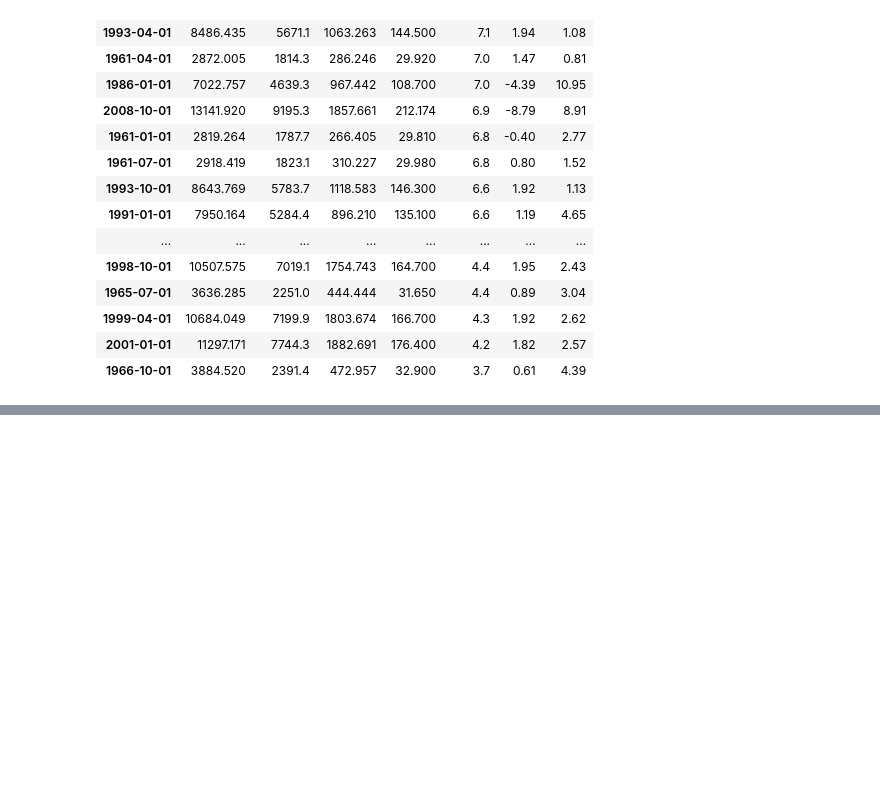
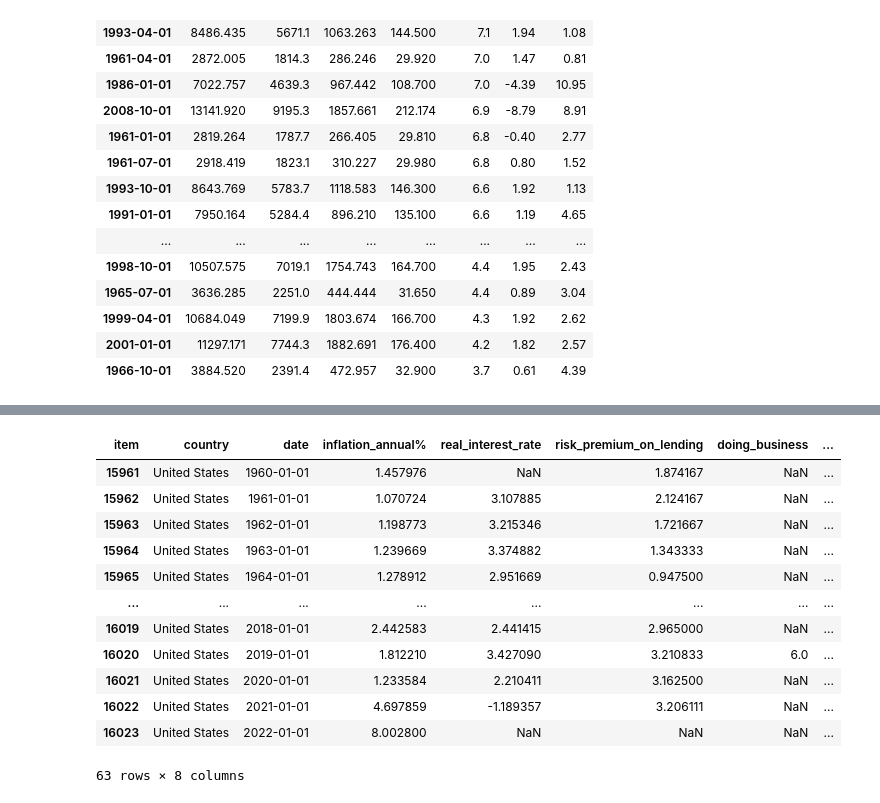
Before and after one commit to tylerchg/Personal-Project, a Jupyter notebook: Project 1 Code.ipynb, the cells around one changed output, grey strips where cells are left out. Cells and saved outputs as stored; diff of their text form; code cells hidden in the pictures; blank space fills up the shorter version.

Commit message:
Data Filter

```diff
--- a/Project 1 Code.ipynb
+++ b/Project 1 Code.ipynb
@@ -188,3 +190,5 @@ f_data.sort_values(by = "unemp", ascending = False)
 # %%
-## Importing U.S. Real Interest Rate (%)
-## Source: https://data.worldbank.org/indicator/FR.INR.RINR?name_desc=true
+## Importing U.S. Real Interest Rate (%) Data
+## Source: https://www.kaggle.com/datasets/nicolasgonzalezmunoz/world-bank-world-development-indicators
+
+data2 = pd.read_csv('world_bank_development_indicators.csv')
@@ -190,0 +225,4 @@ f_data.sort_values(by = "unemp", ascending = False)
+# %%
+columns = pd.Index(['country', 'date', 'inflation_annual%', 'real_interest_rate', 'risk_premium_on_lending', 'doing_business', 'GDP_current_US', 'gini_index'], name = 'item')
+
+columns
@@ -190,0 +234,4 @@ f_data.sort_values(by = "unemp", ascending = False)
+# %%
+## Conforming to the column index specified
+
+data2 = data2.reindex(columns = columns)
@@ -190,0 +247,20 @@ f_data.sort_values(by = "unemp", ascending = False)
+# %%
+## Filtering countries to only contain data for United States
+
+specific_country = ['United States']
+
+data2[data2['country'].isin(specific_country)]
+# %% [output]
+| item | country | date | inflation_annual% | real_interest_rate | risk_premium_on_lending | doing_business | ... |
+| 15961 | United States | 1960-01-01 | 1.457976 | NaN | 1.874167 | NaN | ... |
+| 15962 | United States | 1961-01-01 | 1.070724 | 3.107885 | 2.124167 | NaN | ... |
+| 15963 | United States | 1962-01-01 | 1.198773 | 3.215346 | 1.721667 | NaN | ... |
+| 15964 | United States | 1963-01-01 | 1.239669 | 3.374882 | 1.343333 | NaN | ... |
+| 15965 | United States | 1964-01-01 | 1.278912 | 2.951669 | 0.947500 | NaN | ... |
+| ... | ... | ... | ... | ... | ... | ... | ... |
+| 16019 | United States | 2018-01-01 | 2.442583 | 2.441415 | 2.965000 | NaN | ... |
+| 16020 | United States | 2019-01-01 | 1.812210 | 3.427090 | 3.210833 | 6.0 | ... |
+| 16021 | United States | 2020-01-01 | 1.233584 | 2.210411 | 3.162500 | NaN | ... |
+| 16022 | United States | 2021-01-01 | 4.697859 | -1.189357 | 3.206111 | NaN | ... |
+| 16023 | United States | 2022-01-01 | 8.002800 | NaN | NaN | NaN | ... |
+63 rows × 8 columns
```
Also changed, not shown: parts of 7 cells of this notebook, 2 other files.
